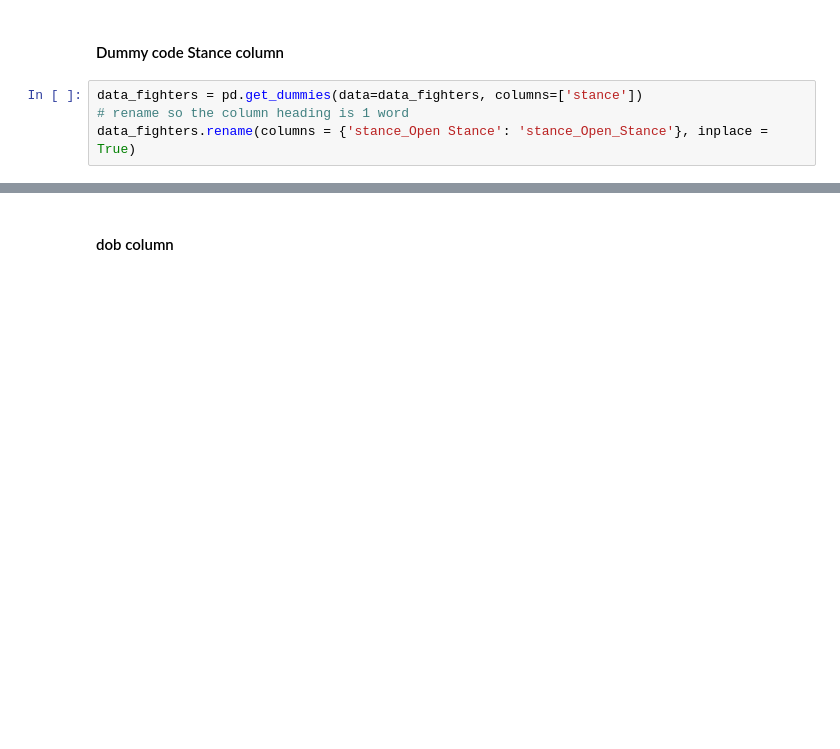
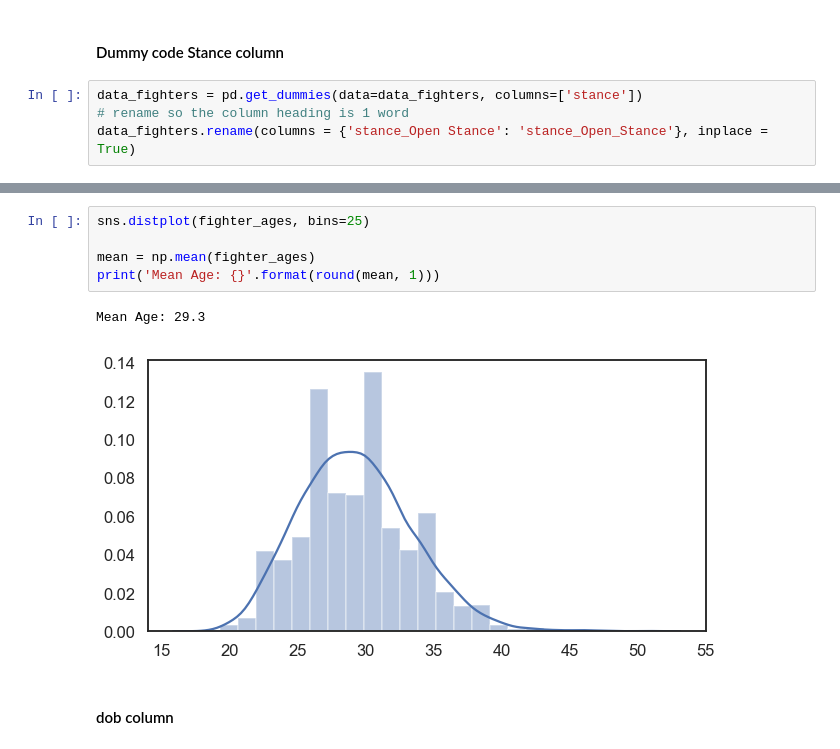
Before and after one commit to AdamBlomfield/machine_learning_ufc_data, a Jupyter notebook: notebooks/cleaning_data.ipynb, the cells around one changed output, grey strips where cells are left out. Drawn from its saved outputs; the diff is of its cells as text; blank space fills up the shorter version.

```diff
--- a/notebooks/cleaning_data.ipynb
+++ b/notebooks/cleaning_data.ipynb
@@ -537,3 +605,11 @@ data_fighters.rename(columns = {'stance_Open Stance': 'stance_Open_Stance'}, inp
+# %%
+sns.distplot(fighter_ages, bins=25)
+
+mean = np.mean(fighter_ages)
+print('Mean Age: {}'.format(round(mean, 1)))
+# %% [output]
+Mean Age: 29.3
+[figure, added]
 # %% [markdown]
 #### dob column
 # %%
```
Also changed, not shown: parts of 31 cells of this notebook, 17 other files.
